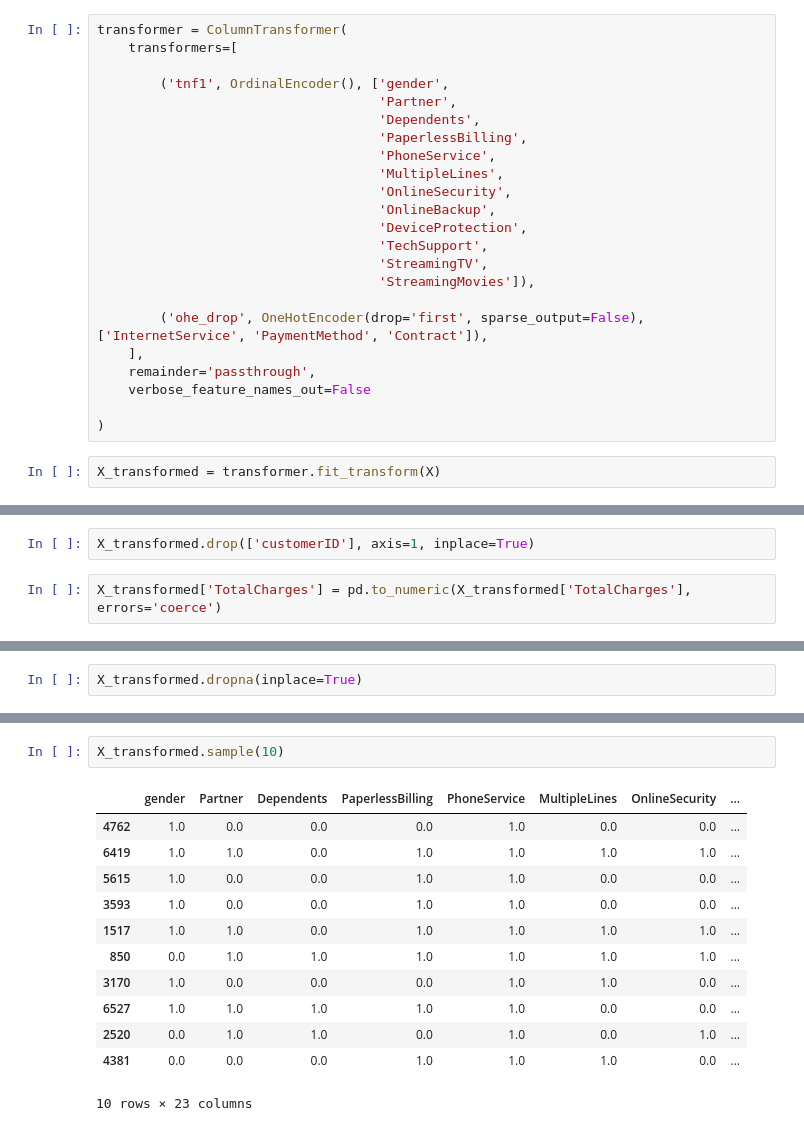
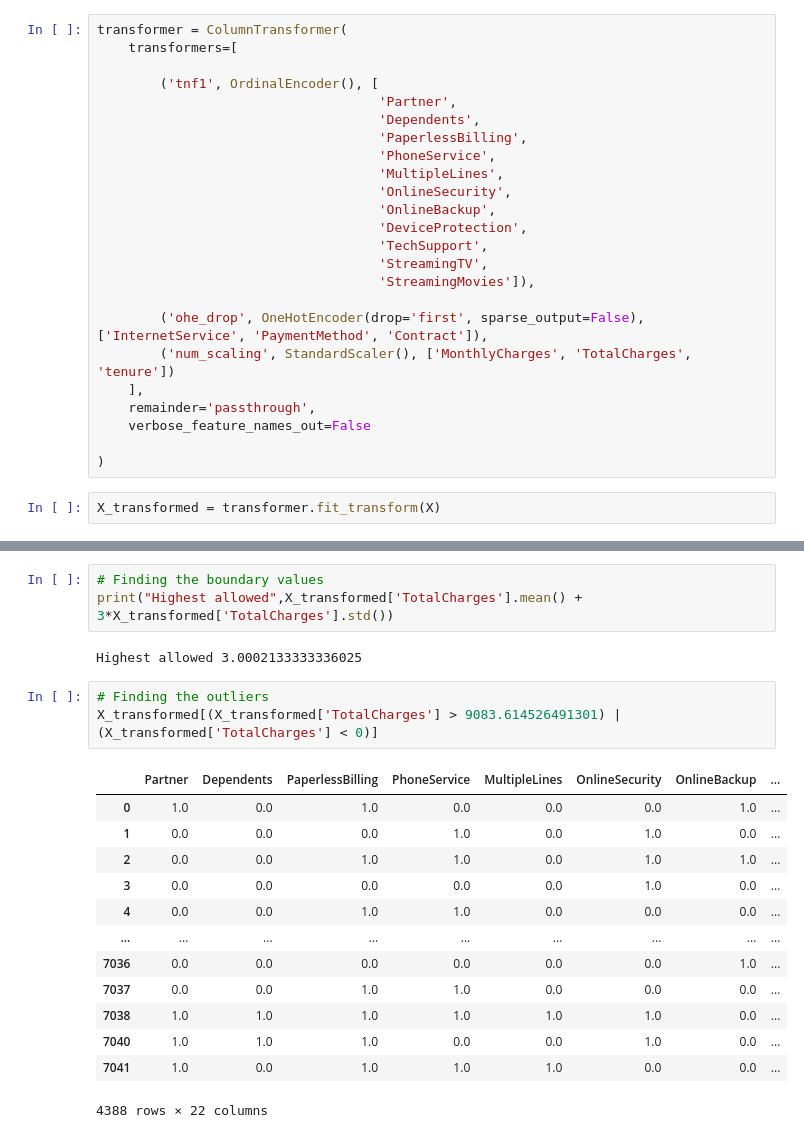
Before and after one commit to Saishhhhhh/Customer-Churn-Prediction, a Jupyter notebook: test.ipynb, the cells around one changed output, grey strips where cells are left out. Saved outputs shown, nothing was run; the diff lists cells and outputs as text.

```diff
--- a/test.ipynb
+++ b/test.ipynb
@@ -117,7 +162,7 @@ X['StreamingMovies'] = X['StreamingMovies'].replace('No internet service', 'No')
 transformer = ColumnTransformer(
     transformers=[
 
-        ('tnf1', OrdinalEncoder(), ['gender',
+        ('tnf1', OrdinalEncoder(), [
                                     'Partner',
                                     'Dependents',
                                     'PaperlessBilling',
@@ -131,6 +176,7 @@ transformer = ColumnTransformer(
                                     'StreamingMovies']),
 
         ('ohe_drop', OneHotEncoder(drop='first', sparse_output=False), ['InternetService', 'PaymentMethod', 'Contract']),
+        ('num_scaling', StandardScaler(), ['MonthlyCharges', 'TotalCharges', 'tenure'])
     ],
     remainder='passthrough',
     verbose_feature_names_out=False
@@ -176,4 +221,0 @@ memory usage: 1.3+ MB
-# %%
-X_transformed.drop(['customerID'], axis=1, inplace=True)
-# %%
-X_transformed['TotalCharges'] = pd.to_numeric(X_transformed['TotalCharges'], errors='coerce')
@@ -200,2 +221,0 @@ dtype: int64
-# %%
-X_transformed.dropna(inplace=True)
@@ -222,15 +222,22 @@ memory usage: 1.3 MB
-# %%
-X_transformed.sample(10)
-# %% [output]
-|  | gender | Partner | Dependents | PaperlessBilling | PhoneService | MultipleLines | OnlineSecurity | ... |
-| 4762 | 1.0 | 0.0 | 0.0 | 0.0 | 1.0 | 0.0 | 0.0 | ... |
-| 6419 | 1.0 | 1.0 | 0.0 | 1.0 | 1.0 | 1.0 | 1.0 | ... |
-| 5615 | 1.0 | 0.0 | 0.0 | 1.0 | 1.0 | 0.0 | 0.0 | ... |
-| 3593 | 1.0 | 0.0 | 0.0 | 1.0 | 1.0 | 0.0 | 0.0 | ... |
-| 1517 | 1.0 | 1.0 | 0.0 | 1.0 | 1.0 | 1.0 | 1.0 | ... |
-| 850 | 0.0 | 1.0 | 1.0 | 1.0 | 1.0 | 1.0 | 1.0 | ... |
-| 3170 | 1.0 | 0.0 | 0.0 | 0.0 | 1.0 | 1.0 | 0.0 | ... |
-| 6527 | 1.0 | 1.0 | 1.0 | 1.0 | 1.0 | 0.0 | 0.0 | ... |
-| 2520 | 0.0 | 1.0 | 1.0 | 0.0 | 1.0 | 0.0 | 1.0 | ... |
-| 4381 | 0.0 | 0.0 | 0.0 | 1.0 | 1.0 | 1.0 | 0.0 | ... |
-10 rows × 23 columns
+# %%
+# Finding the boundary values
+print("Highest allowed",X_transformed['TotalCharges'].mean() + 3*X_transformed['TotalCharges'].std())
+# %% [output]
+Highest allowed 3.0002133333336025
+# %%
+# Finding the outliers
+X_transformed[(X_transformed['TotalCharges'] > 9083.614526491301) | (X_transformed['TotalCharges'] < 0)]
+# %% [output]
+|  | Partner | Dependents | PaperlessBilling | PhoneService | MultipleLines | OnlineSecurity | OnlineBackup | ... |
+| 0 | 1.0 | 0.0 | 1.0 | 0.0 | 0.0 | 0.0 | 1.0 | ... |
+| 1 | 0.0 | 0.0 | 0.0 | 1.0 | 0.0 | 1.0 | 0.0 | ... |
+| 2 | 0.0 | 0.0 | 1.0 | 1.0 | 0.0 | 1.0 | 1.0 | ... |
+| 3 | 0.0 | 0.0 | 0.0 | 0.0 | 0.0 | 1.0 | 0.0 | ... |
+| 4 | 0.0 | 0.0 | 1.0 | 1.0 | 0.0 | 0.0 | 0.0 | ... |
+| ... | ... | ... | ... | ... | ... | ... | ... | ... |
+| 7036 | 0.0 | 0.0 | 0.0 | 0.0 | 0.0 | 0.0 | 1.0 | ... |
+| 7037 | 0.0 | 0.0 | 1.0 | 1.0 | 0.0 | 0.0 | 0.0 | ... |
+| 7038 | 1.0 | 1.0 | 1.0 | 1.0 | 1.0 | 1.0 | 0.0 | ... |
+| 7040 | 1.0 | 1.0 | 1.0 | 0.0 | 0.0 | 1.0 | 0.0 | ... |
+| 7041 | 1.0 | 0.0 | 1.0 | 1.0 | 1.0 | 0.0 | 0.0 | ... |
+4388 rows × 22 columns
```
Also changed, not shown: parts of 14 cells of this notebook.
